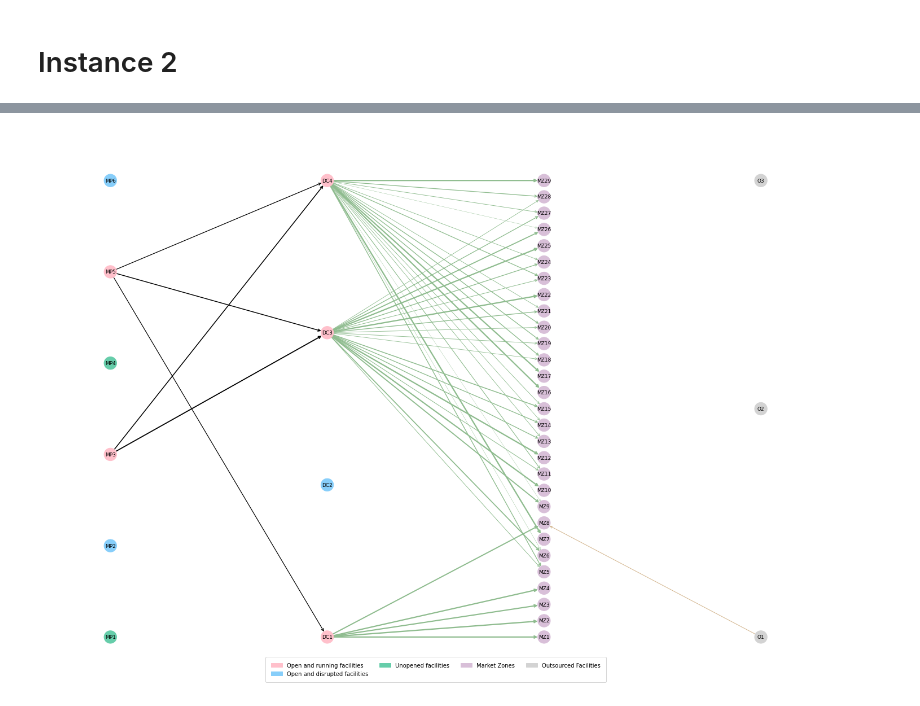
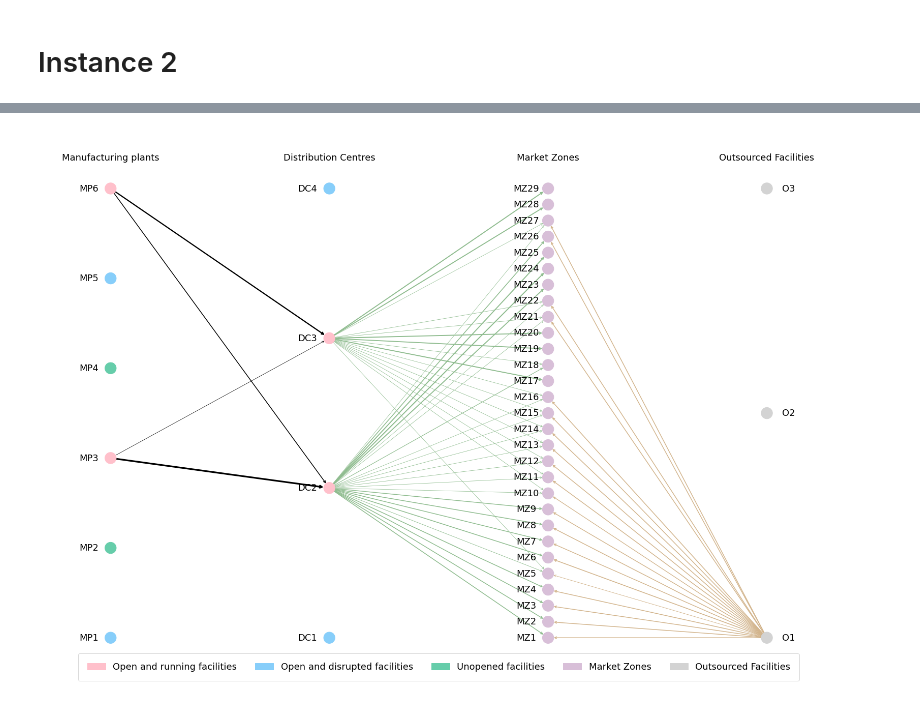
Before and after one commit to dkabe/SC_Resilience, a Jupyter notebook: Notebooks/network_visuals.ipynb, the cells around one changed output, grey strips where cells are left out. Saved outputs shown, nothing was run; the diff lists cells and outputs as text; code cells hidden in the pictures.

Commit message:
model updates

```diff
--- a/Notebooks/network_visuals.ipynb
+++ b/Notebooks/network_visuals.ipynb
@@ -324,8 +324,8 @@ for index in indices:
 
 
     nodePos = nx.shell_layout(Graph)
-    nx.draw_networkx(Graph, with_labels = False, font_size = 9, font_color = "black", node_size = 500, node_color = Node_colors, edge_color = Edge_colors, pos = Position_dic, width = Weight, arrows=True, arrowstyle = '->')
-    nx.draw_networkx_labels(Graph, labels = None, pos = Position_labels)
+    nx.draw_networkx(Graph, with_labels = False, node_size = 500, node_color = Node_colors, edge_color = Edge_colors, pos = Position_dic, width = Weight, arrows=True, arrowstyle = '->')
+    nx.draw_networkx_labels(Graph, labels = None, pos = Position_labels, font_size = 18)
 
     # Add Titles (invisible nodes to put text labels)
     position_mp = (0, 31)
@@ -343,7 +343,7 @@ for index in indices:
     for node in titles:
         label_titles[node] = node
     nx.draw_networkx_nodes(Graph, nodelist= titles, pos = title_pos, node_color = "white")
-    nx.draw_networkx_labels(Graph, labels = label_titles, pos = title_pos, font_color = "black", font_size = 15)
+    nx.draw_networkx_labels(Graph, labels = label_titles, pos = title_pos, font_color = "black", font_size = 18)
 
     limits=plt.axis('off')
     plt.gcf().set_size_inches(28, 20)
@@ -355,7 +355,7 @@ for index in indices:
     legend_o = mpatches.Patch(color = 'lightgrey', label = 'Outsourced Facilities')
 
     ax = plt.subplot(111)
-    ax.legend(loc = 'lower center', handles=[legend_mp_1, legend_mp_2, legend_mp_3, legend_mz, legend_o], ncol = 5, borderpad=1)
+    ax.legend(loc = 'lower center', handles=[legend_mp_1, legend_mp_2, legend_mp_3, legend_mz, legend_o], ncol = 5, borderpad=1, fontsize = 18)
 
     plt.savefig("network_visuals.pdf", bbox_inches="tight")
     plt.show()
@@ -566,8 +566,9 @@ title_pos = dict(zip(titles, position_titles))
 # %% [markdown]
 # Instance 2
 # %%
+import numpy as np
 r_level = 0.5
-demand = np.loadtxt('/home/dkabe/Model_brainstorming/Input_Data/Realistic/Instance_2/Demand_2.txt').reshape((300, 3, 29))
+demand = np.loadtxt('/home/dkabe/Model_brainstorming/Input_Data/Realistic/Instance_2/Demand_2.txt').reshape((192, 3, 29))
 text_file = open('/home/dkabe/Model_brainstorming/Input_Data/Realistic/Instance_2/scen_2.txt', "r")
 ls = text_file.read().split('\n')[:-1]
 Scen = list(map(lambda x: ast.literal_eval(x), ls))
@@ -577,7 +578,7 @@ f.close()
 solutions_str = text.split('\n')
 for i in solutions_str:
     exec(i.lstrip().rstrip())
-num_Scenarios = 300
+num_Scenarios = 192
 # %%
 print(v_val_x_i)
 print(v_val_x_j)
@@ -586,6 +587,7 @@ print(v_val_x_j)
 {0: 1.0, 1: 1.0, 2: 1.0, 3: 1.0}
 # %%
-indices = [0, 3]
+#indices = [0, 3]
+indices = [16]
 for index in indices:
     print(Scen[index])
 # %% [output]
@@ -640,20 +641,28 @@ for index in indices:
 
     Weight.extend([4*Y[i][j]/max(Weight_ij) for i in range(Manufacturing_plants) for j in range(Distribution)])
     Weight.extend([29*Z[j][k]/max(Weight_jk) for j in range(Distribution) for k in range(Market)])
+    if max(Weight_lk) == 0:
+        div_val = 1
+    else:
+        div_val = max(Weight_lk)
     for l in range(Outsourced):
-            for k in range(Market):
-                if T2[l][k]/max(Weight_lk) < 1:
-                    Weight.append(29*T2[l][k]/max(Weight_lk))
-                else:
-                    Weight.append(T2[l][k]/max(Weight_lk))
+        for k in range(Market):
+            if T2[l][k]/div_val < 1:
+                Weight.append(29*T2[l][k]/(div_val))
+            else:
+                Weight.append(T2[l][k]/(div_val))
 
     Graph = nx.DiGraph()
+    labels = []
 
     Position_values = []
+    Position_label_vals = []
     y_pos = np.linspace(0, Max_p, Manufacturing_plants)
     for i in range(Manufacturing_plants):
         position = (0, y_pos[i])
+        position_label = (-0.1, y_pos[i])
         Graph.add_node(MP[i])
+        labels.append(MP[i])
         if v_val_x_i[i] == 1 and Scen[index][0][i] == 1:
             Node_colors.append('pink')
         elif v_val_x_i[i] == 1 and Scen[index][0][i] == 0:
@@ -661,13 +670,18 @@ for index in indices:
         else:
             Node_colors.append("mediumaquamarine")
         Position_values.append(np.asarray(position))
+        Position_label_vals.append(np.asarray(position_label))
     Position_dic = dict(zip(MP, Position_values))
+    Position_labels = dict(zip(MP, Position_label_vals))
 
     Position_values = []
+    Position_label_vals = []
     y_pos = np.linspace(0, Max_p, Distribution)
     for j in range(Distribution):
         position = (1, y_pos[j])
+        position_label = (0.9, y_pos[j])
         Graph.add_node(DC[j])
+        labels.append(DC[j])
         if v_val_x_j[j] == 1 and Scen[index][1][j] == 1:
             Node_colors.append('pink')
         elif v_val_x_j[j] == 1 and Scen[index][1][j] == 0:
@@ -675,55 +689,86 @@ for index in indices:
         else:
             Node_colors.append("mediumaquamarine")
         Position_values.append(np.asarray(position))
+        Position_label_vals.append(np.asarray(position_label))
     Position_dic.update(dict(zip(DC, Position_values)))
+    Position_labels.update(dict(zip(DC, Position_label_vals)))
 
     Position_values = []
+    Position_label_vals = []
     y_pos = np.linspace(0, Max_p, Market)
     for k in range(Market):
         position = (2, y_pos[k])
+        position_label = (1.9, y_pos[k])
         Graph.add_node(MZ[k])
+        labels.append(MZ[k])
         Node_colors.append('thistle')
         Position_values.append(np.asarray(position))
+        Position_label_vals.append(np.asarray(position_label))
     Position_dic.update(dict(zip(MZ, Position_values)))
-
+    Position_labels.update(dict(zip(MZ, Position_label_vals)))
 
     Position_values = []
+    Position_label_vals = []
     y_pos = np.linspace(0, Max_p, Outsourced)
     for l in range(Outsourced):
         position = (3, y_pos[l])
+        position_label = (3.1, y_pos[l])
         Graph.add_node(O[l])
+        labels.append(O[l])
         Node_colors.append('lightgrey')
         Position_values.append(np.asarray(position))
+        Position_label_vals.append(np.asarray(position_label))
     Position_dic.update(dict(zip(O, Position_values)))
+    Position_labels.update(dict(zip(O, Position_label_vals)))
+
 
     # Add Edges
 
     Graph.add_edges_from(IJ_edges)
     Graph.add_edges_from(JK_edges)
     Graph.add_edges_from(LK_edges)
 
 
     Edge_colors.extend(['black' for i in IJ_edges])
     Edge_colors.extend(['darkseagreen' for i in JK_edges])
     Edge_colors.extend(['tan' for l in LK_edges])
 
 
     nodePos = nx.shell_layout(Graph)
-    nx.draw_networkx(Graph, with_labels = True, font_size = 9, font_color = "black", node_size = 500, node_color = Node_colors, edge_color = Edge_colors, pos = Position_dic, width = Weight, arrows=True, arrowstyle = '->')
+    nx.draw_networkx(Graph, with_labels = False, node_size = 500, node_color = Node_colors, edge_color = Edge_colors, pos = Position_dic, width = Weight, arrows=True, arrowstyle = '->')
+    nx.draw_networkx_labels(Graph, labels = None, pos = Position_labels, font_size = 18)
 
+    # Add Titles (invisible nodes to put text labels)
+    position_mp = (0, 31)
+    position_dc = (1, 31)
+    position_mz = (2, 31)
+    position_o = (3, 31)
+    position_titles = [np.asarray(position_mp), np.asarray(position_dc), np.asarray(position_mz), np.asarray(position_o)]
+    Graph.add_node("Manufacturing Plants")
+    Graph.add_node("Distribution Centres")
+    Graph.add_node("Market Zones")
+    Graph.add_node("Outsourced Facilities")
+    titles = ["Manufacturing plants", "Distribution Centres", "Market Zones", "Outsourced Facilities"]
+    title_pos = dict(zip(titles, position_titles))
+    label_titles = {}
+    for node in titles:
+        label_titles[node] = node
+    nx.draw_networkx_nodes(Graph, nodelist= titles, pos = title_pos, node_color = "white")
+    nx.draw_networkx_labels(Graph, labels = label_titles, pos = title_pos, font_color = "black", font_size = 18)
 
     limits=plt.axis('off')
-    plt.gcf().set_size_inches(25, 18)
+    plt.gcf().set_size_inches(28, 20)
 
     legend_mp_1 = mpatches.Patch(color = 'pink', label = 'Open and running facilities')
     legend_mp_2 = mpatches.Patch(color = 'lightskyblue', label = 'Open and disrupted facilities')
     legend_mp_3 = mpatches.Patch(color = 'mediumaquamarine', label = 'Unopened facilities')
     legend_mz = mpatches.Patch(color = 'thistle', label = 'Market Zones')
     legend_o = mpatches.Patch(color = 'lightgrey', label = 'Outsourced Facilities')
 
     ax = plt.subplot(111)
-    ax.legend(loc = 'lower center', handles=[legend_mp_1, legend_mp_2, legend_mp_3, legend_mz, legend_o], ncol = 4, borderpad=1)
+    ax.legend(loc = 'lower center', handles=[legend_mp_1, legend_mp_2, legend_mp_3, legend_mz, legend_o], ncol = 5, borderpad=1, fontsize = 18)
 
+    plt.savefig("network_visuals_2.pdf", bbox_inches="tight")
     plt.show()
 # %% [output]
-[figure, old version]
+[figure, new version]
```
Also changed, not shown: parts of 10 cells of this notebook, 13 other files.
